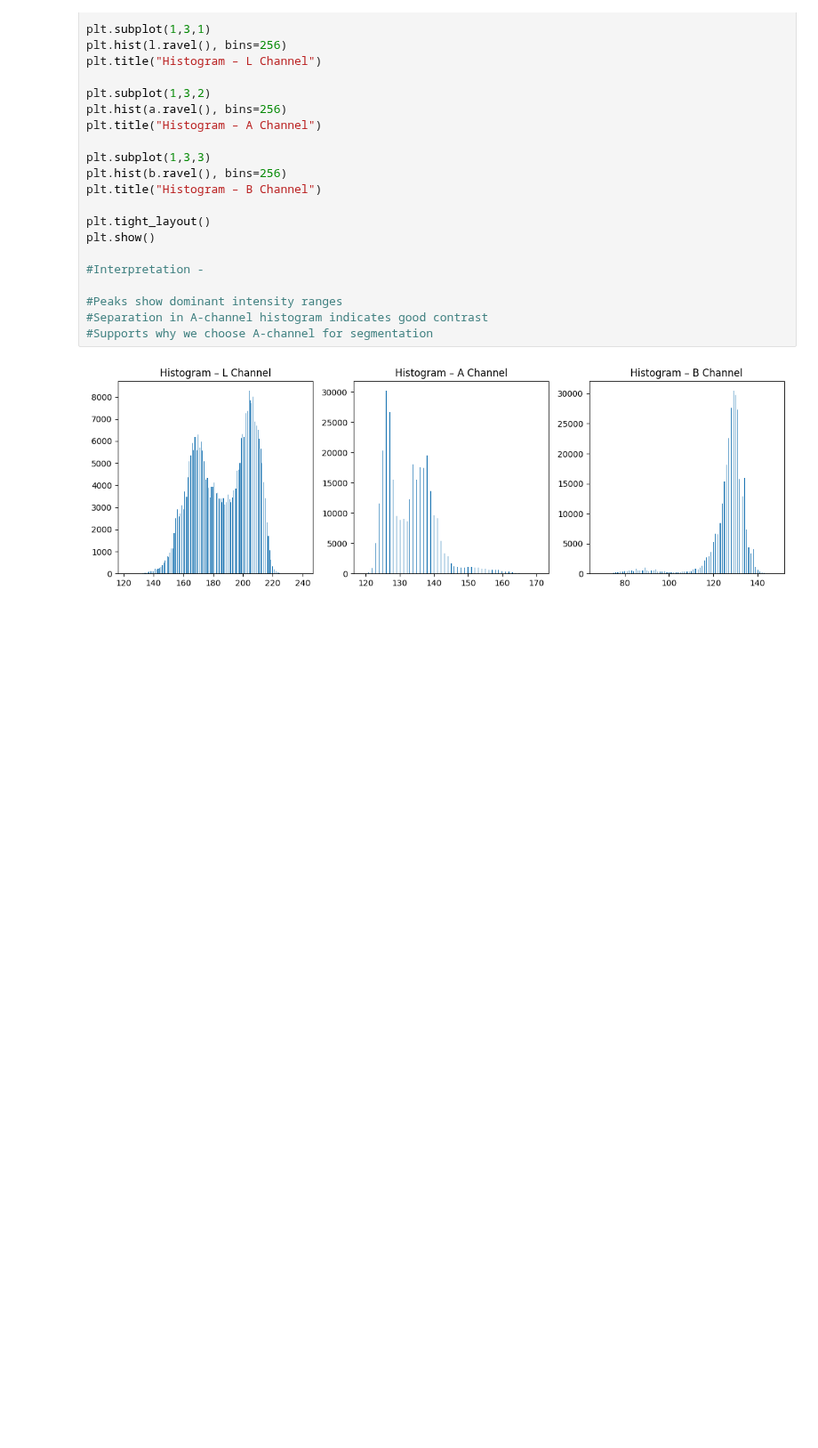
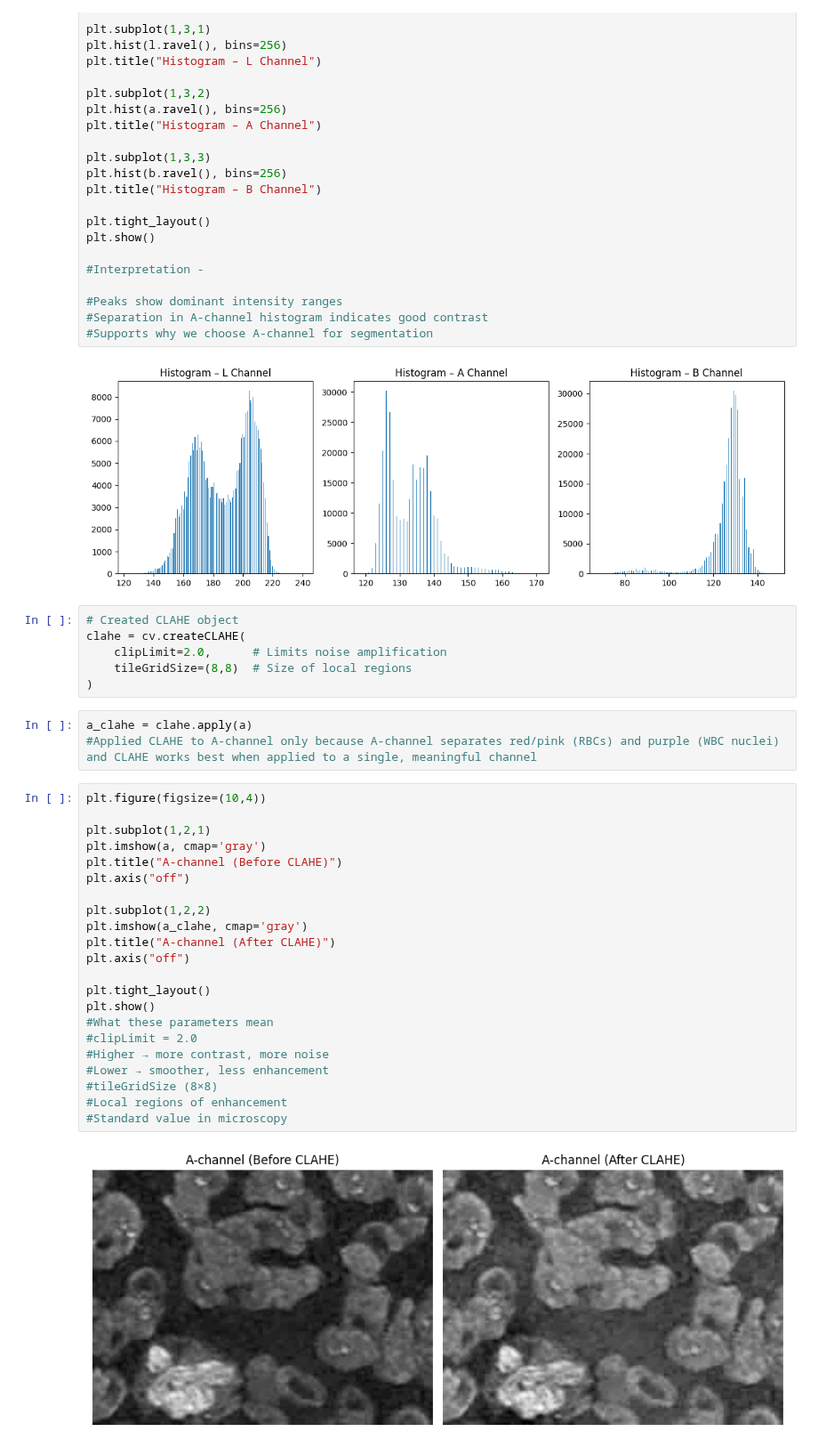
Before and after one commit to tithishah21/malaria-image-segmentation, a Jupyter notebook: Microscopic_Counting_and_Classification.ipynb, the cells around one changed output. Shown at 89% size. Cells and saved outputs as stored; diff of their text form; blank space fills up the shorter version.

Commit message:
Applied CLAHE for contrast enhancement on LAB A-channel

```diff
--- a/Microscopic_Counting_and_Classification.ipynb
+++ b/Microscopic_Counting_and_Classification.ipynb
@@ -201,3 +201,36 @@ plt.show()
 #Supports why we choose A-channel for segmentation
 # %% [output]
 [figure]
+# %%
+# Created CLAHE object
+clahe = cv.createCLAHE(
+    clipLimit=2.0,      # Limits noise amplification
+    tileGridSize=(8,8)  # Size of local regions
+)
+# %%
+a_clahe = clahe.apply(a)
+#Applied CLAHE to A-channel only because A-channel separates red/pink (RBCs) and purple (WBC nuclei) and CLAHE works best when applied to a single, meaningful channel
+# %%
+plt.figure(figsize=(10,4))
+
+plt.subplot(1,2,1)
+plt.imshow(a, cmap='gray')
+plt.title("A-channel (Before CLAHE)")
+plt.axis("off")
+
+plt.subplot(1,2,2)
+plt.imshow(a_clahe, cmap='gray')
+plt.title("A-channel (After CLAHE)")
+plt.axis("off")
+
+plt.tight_layout()
+plt.show()
+#What these parameters mean
+#clipLimit = 2.0
+#Higher → more contrast, more noise
+#Lower → smoother, less enhancement
+#tileGridSize (8×8)
+#Local regions of enhancement
+#Standard value in microscopy
+# %% [output]
+[figure, added]
```
Also changed, not shown: parts of 3 cells of this notebook.
